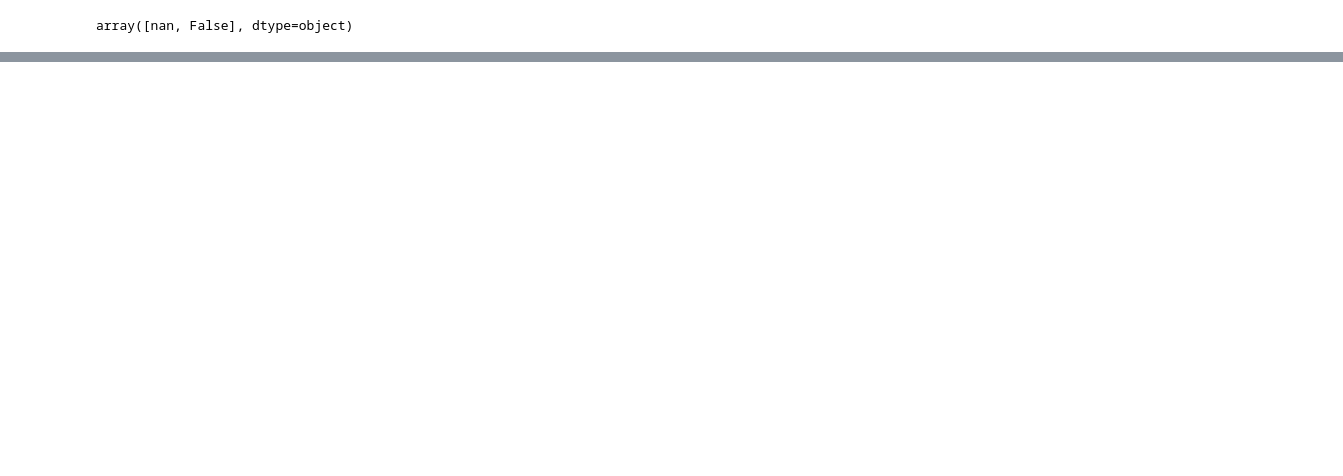
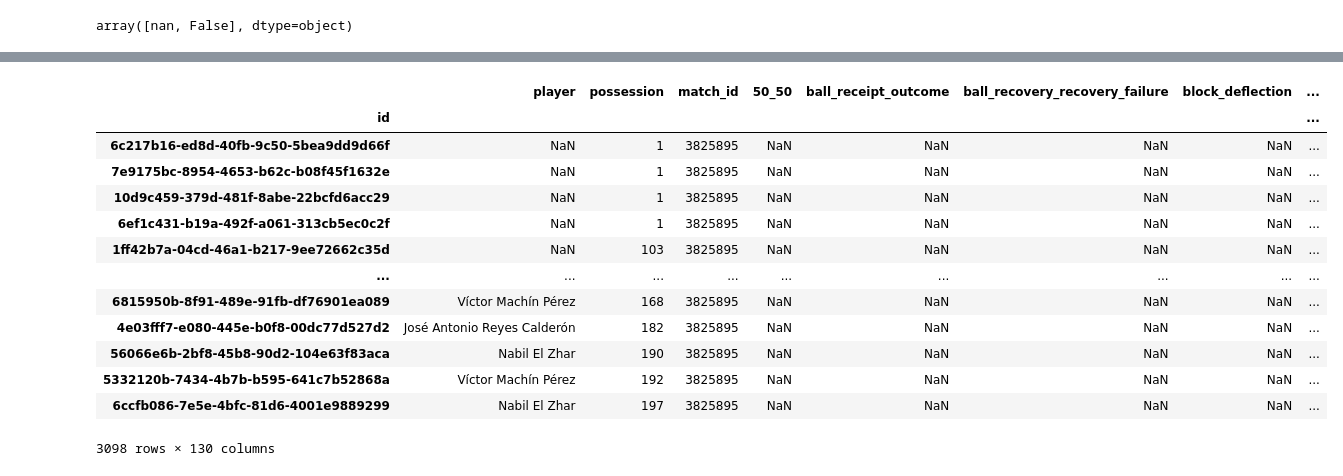
Before and after one commit to emirsglm/Bitirme, a Jupyter notebook: dataprep.ipynb, the cells around one changed output, grey strips where cells are left out. Drawn from its saved outputs; the diff is of its cells as text; code cells hidden in the pictures; blank space fills up the shorter version.

```diff
--- a/dataprep.ipynb
+++ b/dataprep.ipynb
@@ -1153,3 +1152,20 @@ nx.draw_networkx_edges(
 
 plt.title("Fouling Network without Node Labels")
 plt.show()
+# %%
+network_data_creation
+# %% [output]
+|  | player | possession | match_id | 50_50 | ball_receipt_outcome | ball_recovery_recovery_failure | block_deflection | ... |
+| id |  |  |  |  |  |  |  | ... |
+| 6c217b16-ed8d-40fb-9c50-5bea9dd9d66f | NaN | 1 | 3825895 | NaN | NaN | NaN | NaN | ... |
+| 7e9175bc-8954-4653-b62c-b08f45f1632e | NaN | 1 | 3825895 | NaN | NaN | NaN | NaN | ... |
+| 10d9c459-379d-481f-8abe-22bcfd6acc29 | NaN | 1 | 3825895 | NaN | NaN | NaN | NaN | ... |
+| 6ef1c431-b19a-492f-a061-313cb5ec0c2f | NaN | 1 | 3825895 | NaN | NaN | NaN | NaN | ... |
+| 1ff42b7a-04cd-46a1-b217-9ee72662c35d | NaN | 103 | 3825895 | NaN | NaN | NaN | NaN | ... |
+| ... | ... | ... | ... | ... | ... | ... | ... | ... |
+| 6815950b-8f91-489e-91fb-df76901ea089 | Víctor Machín Pérez | 168 | 3825895 | NaN | NaN | NaN | NaN | ... |
+| 4e03fff7-e080-445e-b0f8-00dc77d527d2 | José Antonio Reyes Calderón | 182 | 3825895 | NaN | NaN | NaN | NaN | ... |
+| 56066e6b-2bf8-45b8-90d2-104e63f83aca | Nabil El Zhar | 190 | 3825895 | NaN | NaN | NaN | NaN | ... |
+| 5332120b-7434-4b7b-b595-641c7b52868a | Víctor Machín Pérez | 192 | 3825895 | NaN | NaN | NaN | NaN | ... |
+| 6ccfb086-7e5e-4bfc-81d6-4001e9889299 | Nabil El Zhar | 197 | 3825895 | NaN | NaN | NaN | NaN | ... |
+3098 rows × 130 columns
```
Also changed, not shown: parts of 14 cells of this notebook, 1 other file.
